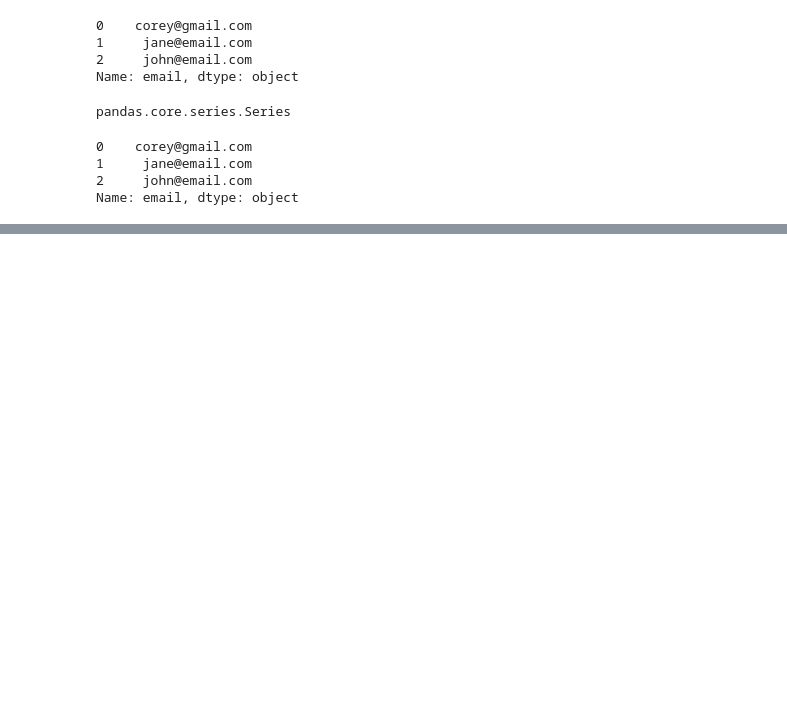
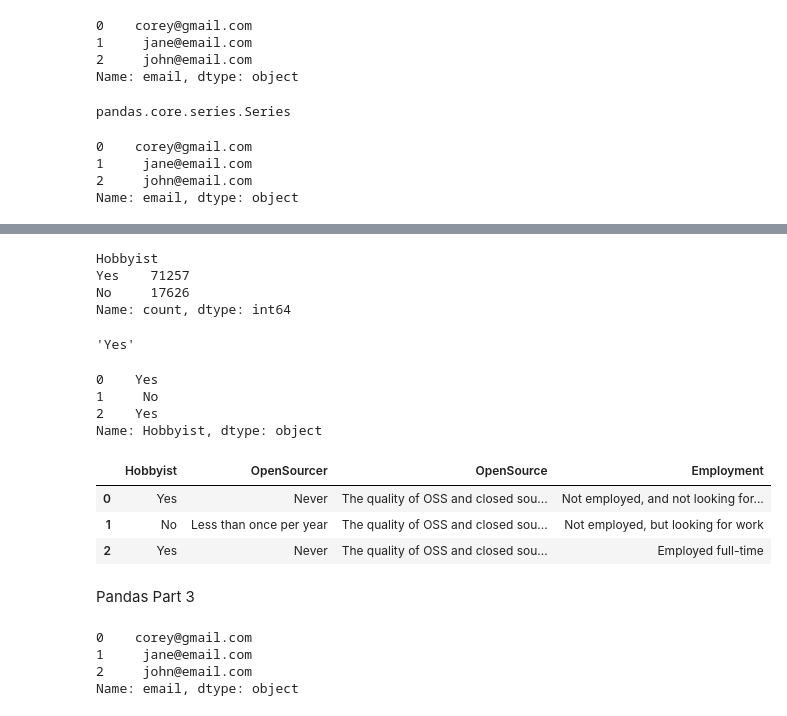
Before and after one commit to ecthompsoncodes/Learning_Python, a Jupyter notebook: pandas.ipynb, the cells around one changed output, grey strips where cells are left out. Drawn from its saved outputs; the diff is of its cells as text; code cells hidden in the pictures; blank space fills up the shorter version.

```diff
--- a/pandas.ipynb
+++ b/pandas.ipynb
@@ -138,0 +195,3 @@ Ended at 12:38
+# %%
+# bringing this back to so data
+df = pd.read_csv('survey_results_public.csv')
@@ -138,0 +219,32 @@ Ended at 12:38
+# %%
+# how many yes how many no
+df["Hobbyist"].value_counts()
+# %% [output]
+Hobbyist
+Yes    71257
+No     17626
+Name: count, dtype: int64
+# %%
+# grab first row for Hobbyist column
+df.loc[0, "Hobbyist"]
+# %% [output]
+'Yes'
+# %%
+# list of multiple rows
+df.loc[[0, 1, 2], "Hobbyist"]
+# %% [output]
+0    Yes
+1     No
+2    Yes
+Name: Hobbyist, dtype: object
+# %%
+# slice list
+df.loc[0:2, "Hobbyist":"Employment"] # don't use brackets
+# slicing inclusive of values
+# %% [output]
+|  | Hobbyist | OpenSourcer | OpenSource | Employment |
+| 0 | Yes | Never | The quality of OSS and closed sou... | Not employed, and not looking for... |
+| 1 | No | Less than once per year | The quality of OSS and closed sou... | Not employed, but looking for work |
+| 2 | Yes | Never | The quality of OSS and closed sou... | Employed full-time |
+# %% [markdown]
+Pandas Part 3
@@ -138,0 +253,7 @@ Ended at 12:38
+# %%
+people['email']
+# %% [output]
+0    corey@gmail.com
+1     jane@email.com
+2     john@email.com
+Name: email, dtype: object
```
Also changed, not shown: parts of 25 cells of this notebook, 1 other file.
